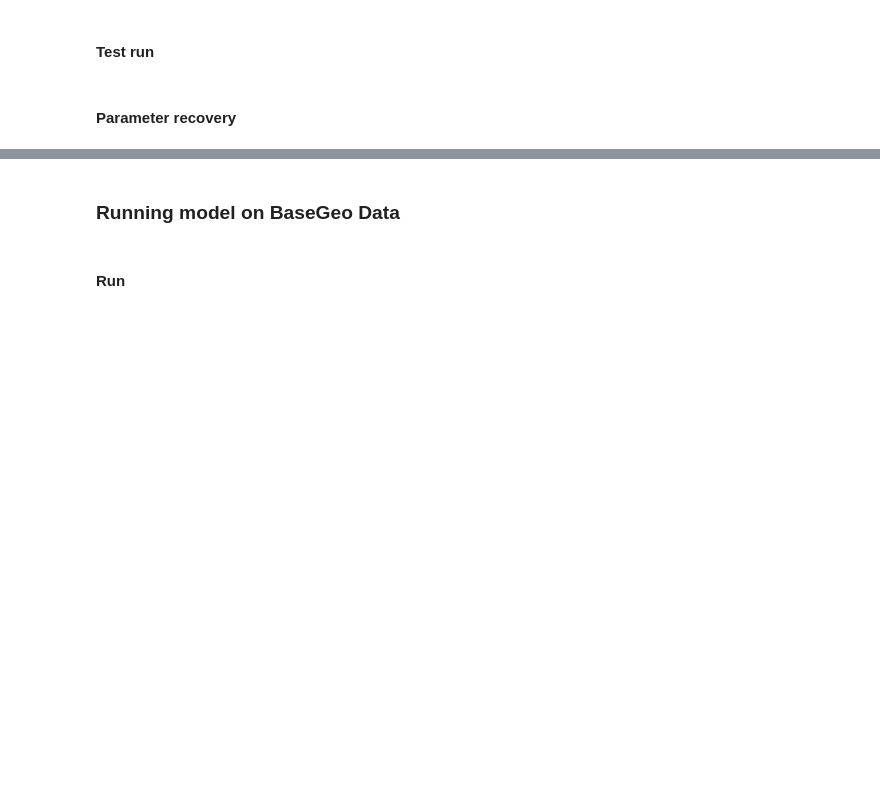
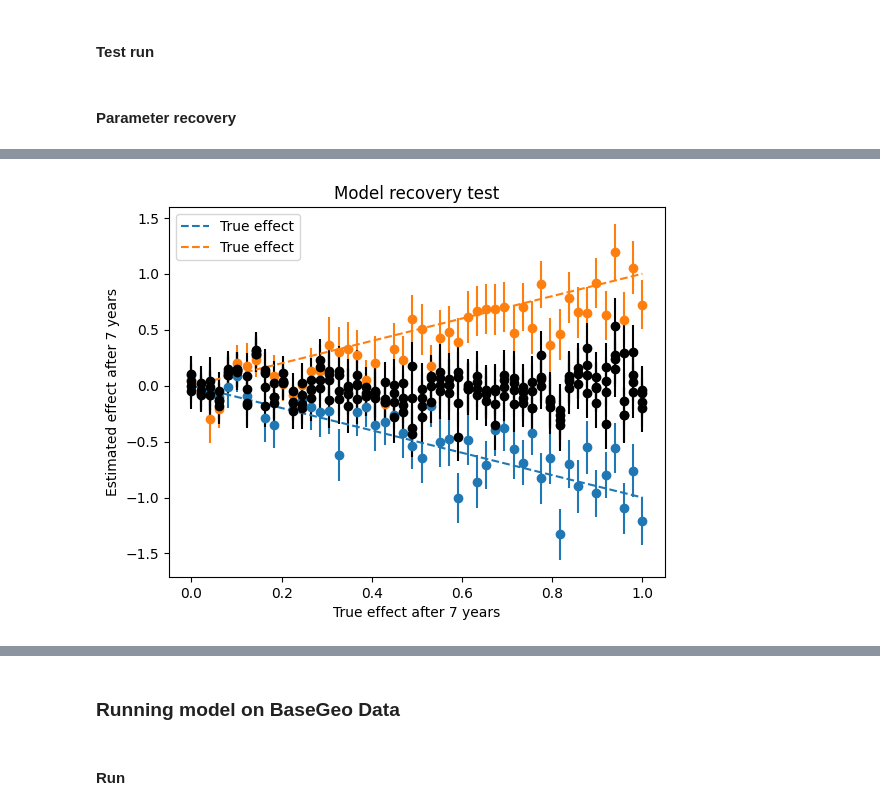
Before and after one commit to HarryYouAreAWizard/BaseGeo_2_0_data_analysis, a Jupyter notebook: OrdinalRegression.ipynb, the cells around one changed output, grey strips where cells are left out. Drawn from its saved outputs; the diff is of its cells as text; code cells hidden in the pictures; blank space fills up the shorter version.

```diff
--- a/OrdinalRegression.ipynb
+++ b/OrdinalRegression.ipynb
@@ -510,21 +510,21 @@ def parameter_recovery():
         idata, model, num_divergences = analyze("explicit_rating", df, quiet=True)
         print(f"{num_divergences = }")
         divergences.append(num_divergences)
+        if num_divergences > 0:
+            continue  # skip this shift if there are divergences
         # get the effects after 7 years for each group and the population
         effects[shift] = {
-            "uib": idata.posterior['effect_after_7_years_groups'].sel(effect_after_7_years_groups_dim_0=0).values.flatten(),
-            "uibgeophys": idata.posterior['effect_after_7_years_groups'].sel(effect_after_7_years_groups_dim_0=1).values.flatten(),
-            "uio": idata.posterior['effect_after_7_years_groups'].sel(effect_after_7_years_groups_dim_0=2).values.flatten(),
-            "uit": idata.posterior['effect_after_7_years_groups'].sel(effect_after_7_years_groups_dim_0=3).values.flatten(),
-            "unis": idata.posterior['effect_after_7_years_groups'].sel(effect_after_7_years_groups_dim_0=4).values.flatten(),
-            "population": idata.posterior['effect_after_7_years_population'].values.flatten()
+            "uib": idata.posterior['slope_groups'].sel(slope_groups_dim_0=0).values.flatten(),
+            "uibgeophys": idata.posterior['slope_groups'].sel(slope_groups_dim_0=1).values.flatten(),
+            "uio": idata.posterior['slope_groups'].sel(slope_groups_dim_0=2).values.flatten(),
+            "uit": idata.posterior['slope_groups'].sel(slope_groups_dim_0=3).values.flatten(),
+            "unis": idata.posterior['slope_groups'].sel(slope_groups_dim_0=4).values.flatten(),
+            "population": idata.posterior['slope_mu'].values.flatten()
         }
-
-        # print(f"Shift: {shift:.2f}, Population effect after 7 years: mean = {np.mean(idata.posterior['effect_after_7_years_population'].values.flatten()):.3f}, std = {np.std(idata.posterior['effect_after_7_years_population'].values.flatten()):.3f}")
 
     print(f"{divergences = }")
     print(f"{sum(divergences) = }")
 
     return effects, shifts, divergences,
 
-# effects, shifts, divergences = parameter_recovery()
+effects, shifts, divergences = parameter_recovery()
@@ -546,23 +549,27 @@ def parameter_recovery_credible_intervals(effects, shifts):
 # %%
 def parameter_recovery_plot(effects, shifts):
     # checking whether the model can recover the true effect after 7 years for each group and the population
     fig, ax=plt.subplots()#(2, 1, figsize=(10, 6), sharex=True)
-    for shift in shifts:
+    xs = range(len(shifts))
+    for x, shift in zip(xs, shifts):
 
-        ax.errorbar(shift, np.mean(effects[shift]["uib"]), yerr=np.std(effects[shift]["uib"]), fmt='o', color="tab:blue")
-        ax.errorbar(shift, np.mean(effects[shift]["uibgeophys"]), yerr=np.std(effects[shift]["uibgeophys"]), fmt='o', color="tab:orange")
-        ax.errorbar(shift, np.mean(effects[shift]["uio"]), yerr=np.std(effects[shift]["uibgeophys"]), fmt='o', color="k")
-        ax.errorbar(shift, np.mean(effects[shift]["uit"]), yerr=np.std(effects[shift]["uibgeophys"]), fmt='o', color="k")
-        ax.errorbar(shift, np.mean(effects[shift]["unis"]), yerr=np.std(effects[shift]["uibgeophys"]), fmt='o', color="k")
-        ax.errorbar(shift, np.mean(effects[shift]["population"]), yerr=np.std(effects[shift]["uibgeophys"]), fmt='o', color="k")
+        ax.errorbar(x, np.mean(effects[shift]["uib"]), yerr=np.std(effects[shift]["uib"]), fmt='o', color="tab:blue")
+        ax.errorbar(x, np.mean(effects[shift]["uibgeophys"]), yerr=np.std(effects[shift]["uibgeophys"]), fmt='o', color="tab:orange")
+        ax.errorbar(x, np.mean(effects[shift]["uio"]), yerr=np.std(effects[shift]["uibgeophys"]), fmt='o', color="k", alpha=0.5)
+        ax.errorbar(x, np.mean(effects[shift]["uit"]), yerr=np.std(effects[shift]["uibgeophys"]), fmt='o', color="k", alpha=0.5)
+        ax.errorbar(x, np.mean(effects[shift]["unis"]), yerr=np.std(effects[shift]["uibgeophys"]), fmt='o', color="k", alpha=0.5)
+        ax.errorbar(x, np.mean(effects[shift]["population"]), yerr=np.std(effects[shift]["uibgeophys"]), fmt='o', color="k", alpha=0.5)
     # ax[0].set_ylabel("Effect after 7 years")
 
-    ax.plot(shifts, -shifts, '--', label="True effect", color="tab:blue")  # line showing the true effect
-    ax.plot(shifts, shifts, '--', label="True effect", color="tab:orange")  # line showing the true effect
+    ax.plot(xs, -shifts, '--', label="True effect", color="tab:blue")  # line showing the true effect
+    ax.plot(xs, shifts, '--', label="True effect", color="tab:orange")  # line showing the true effect
+    ax.plot(xs, 0, '--', label="True effect", color="k", alpha=0.5)  # line showing the true effect
     #
     ax.set_xlabel("True effect after 7 years")
     ax.set_ylabel("Estimated effect after 7 years")
     ax.set_title("Model recovery test")
     ax.legend()
 
-# parameter_recovery_plot(effects, shifts)
+parameter_recovery_plot(effects, shifts)
+# %% [output]
+[figure, added]
```
Also changed, not shown: parts of 7 cells of this notebook, 2 other files.
